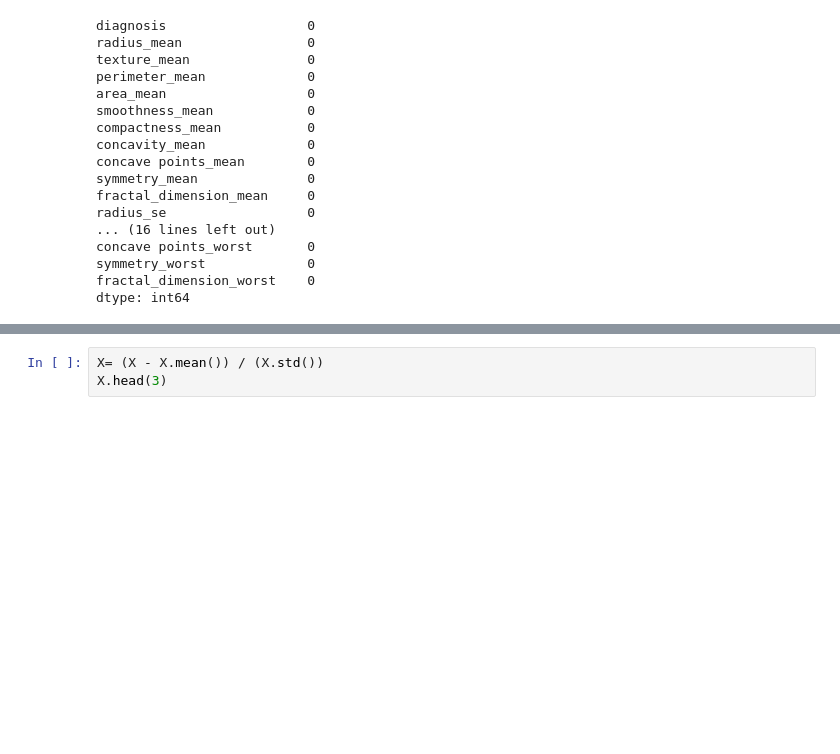
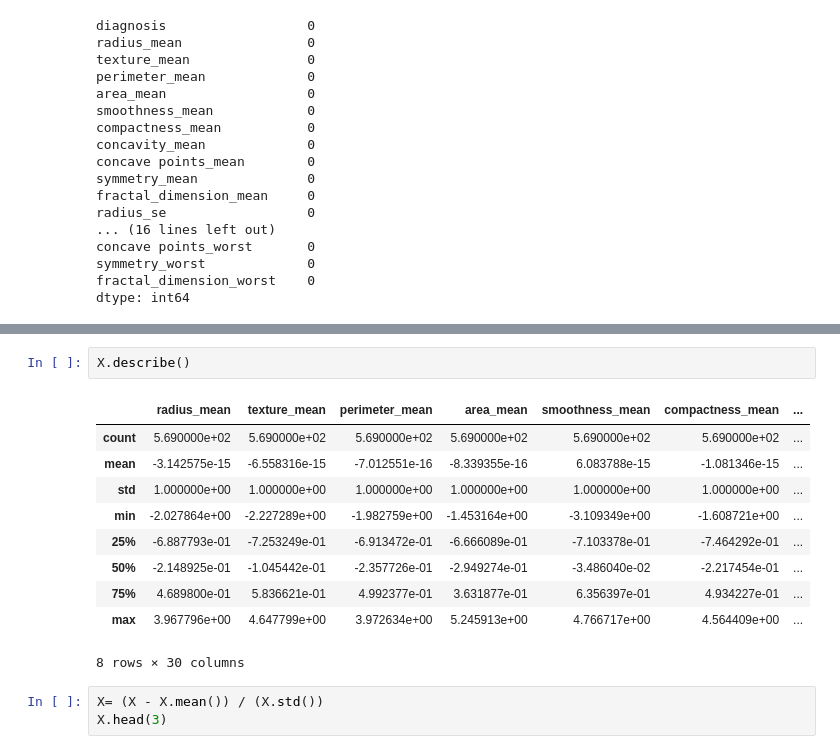
Before and after one commit to shasso2s/Datenanalyse_Breast_Cancer_BinaryClassification, a Jupyter notebook: Projekt zur Datenanalyse_Classification of Wisconsin Breast Cancer.ipynb, the cells around one changed output, grey strips where cells are left out. Saved outputs shown, nothing was run; the diff lists cells and outputs as text; blank space fills up the shorter version.

```diff
--- a/Projekt zur Datenanalyse_Classification of Wisconsin Breast Cancer.ipynb
+++ b/Projekt zur Datenanalyse_Classification of Wisconsin Breast Cancer.ipynb
@@ -175,3 +189,16 @@ dtype: int64
+# %%
+X.describe()
+# %% [output]
+|  | radius_mean | texture_mean | perimeter_mean | area_mean | smoothness_mean | compactness_mean | ... |
+| count | 5.690000e+02 | 5.690000e+02 | 5.690000e+02 | 5.690000e+02 | 5.690000e+02 | 5.690000e+02 | ... |
+| mean | -3.142575e-15 | -6.558316e-15 | -7.012551e-16 | -8.339355e-16 | 6.083788e-15 | -1.081346e-15 | ... |
+| std | 1.000000e+00 | 1.000000e+00 | 1.000000e+00 | 1.000000e+00 | 1.000000e+00 | 1.000000e+00 | ... |
+| min | -2.027864e+00 | -2.227289e+00 | -1.982759e+00 | -1.453164e+00 | -3.109349e+00 | -1.608721e+00 | ... |
+| 25% | -6.887793e-01 | -7.253249e-01 | -6.913472e-01 | -6.666089e-01 | -7.103378e-01 | -7.464292e-01 | ... |
+| 50% | -2.148925e-01 | -1.045442e-01 | -2.357726e-01 | -2.949274e-01 | -3.486040e-02 | -2.217454e-01 | ... |
+| 75% | 4.689800e-01 | 5.836621e-01 | 4.992377e-01 | 3.631877e-01 | 6.356397e-01 | 4.934227e-01 | ... |
+| max | 3.967796e+00 | 4.647799e+00 | 3.972634e+00 | 5.245913e+00 | 4.766717e+00 | 4.564409e+00 | ... |
+8 rows × 30 columns
 # %%
 X= (X - X.mean()) / (X.std())
 X.head(3)
```
Also changed, not shown: parts of 28 cells of this notebook.
